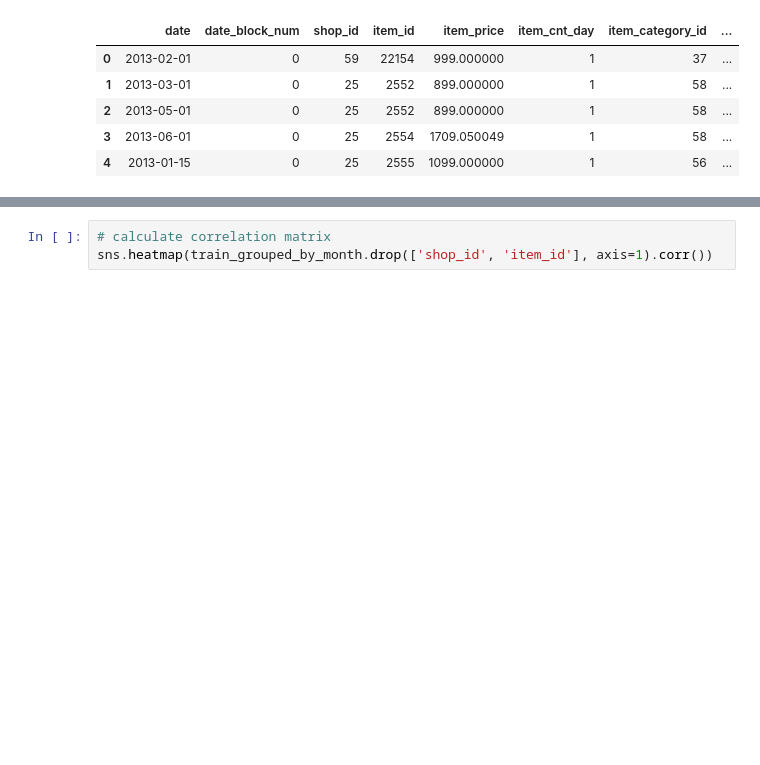
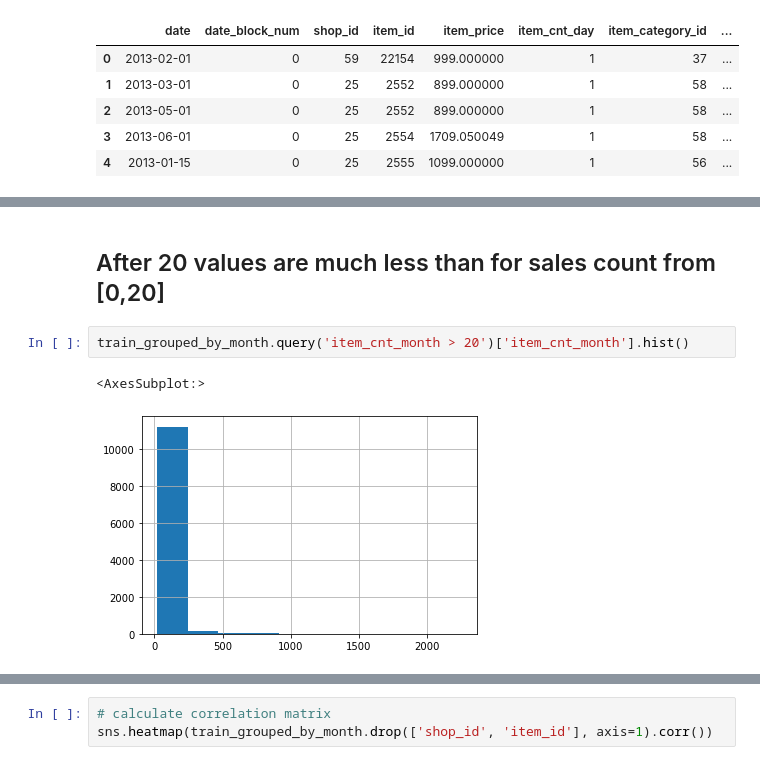
Before and after one commit to Evgeniy-2000/ML_practice_project, a Jupyter notebook: Main.ipynb, the cells around one changed output, grey strips where cells are left out. Cells and saved outputs as stored; diff of their text form; blank space fills up the shorter version.

```diff
--- a/Main.ipynb
+++ b/Main.ipynb
@@ -139,0 +142,7 @@ train_grouped_by_month.head(20)
+# %% [markdown]
+## After 20 values are much less than for sales count from [0,20]
+# %%
+train_grouped_by_month.query('item_cnt_month > 20')['item_cnt_month'].hist()
+# %% [output]
+<AxesSubplot:>
+[figure, added]
```
Also changed, not shown: parts of 35 cells of this notebook.
